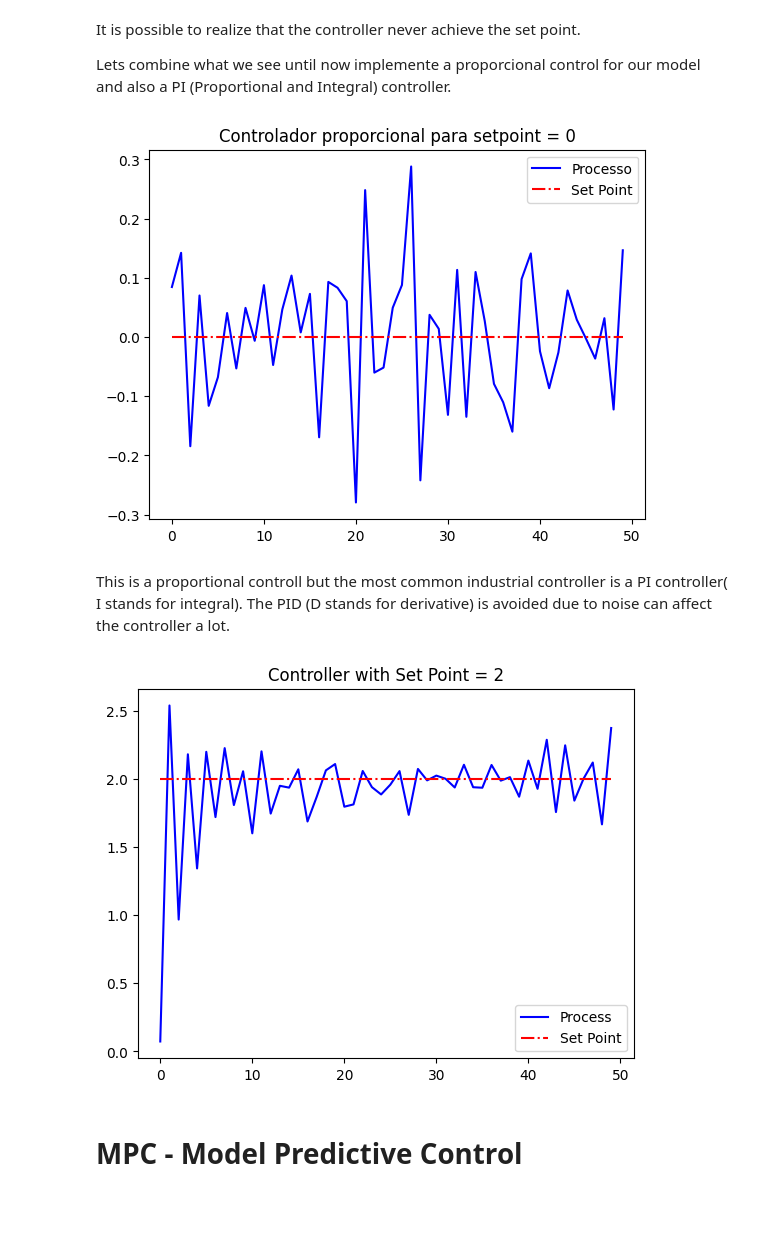
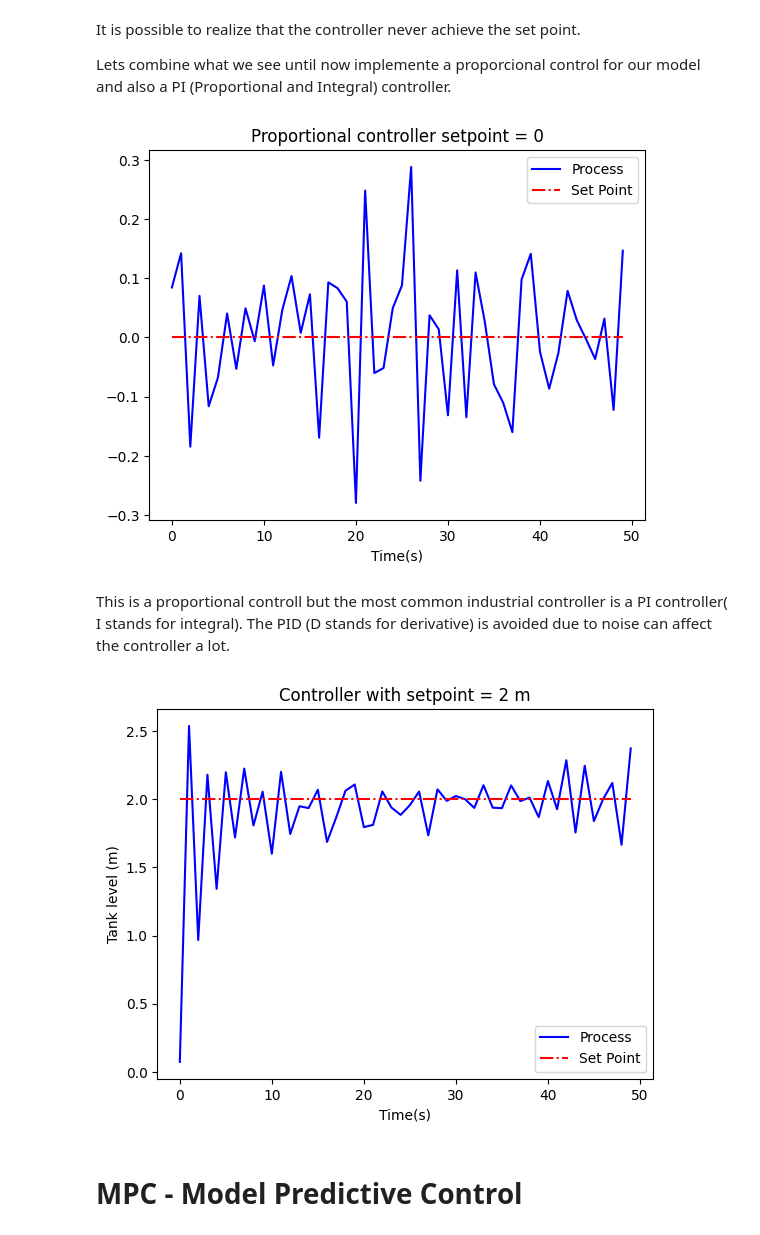
Before and after one commit to robertoamansur/MPC-and-RL-for-Process-Control, a Jupyter notebook: MPC_RL_notebook.ipynb, the cells around one changed output. Drawn from its saved outputs; the diff is of its cells as text; code cells hidden in the pictures; blank space fills up the shorter version.

Commit message:
Add files via upload
minor fitting in graphics

```diff
--- a/MPC_RL_notebook.ipynb
+++ b/MPC_RL_notebook.ipynb
@@ -475,26 +475,27 @@ Lets combine what we see until now implemente a proporcional control for our mod
 # %%
 T = np.linspace(0, 30)
 
 h_sp = np.random.randint(-3,3) #metros
 
 #Controlador
 K_C = 2
 
 Y = []
 control = 0
 for t in T:
     f.predict(u=control) #filtro
     Y.append(f.x[0])
     error = h_sp - f.x[0] + np.random.randn()*0.1 # sinal com ruido
     control = error*K_C
 
-plt.title(f'Controlador proporcional para setpoint = {h_sp}')
-plt.plot(Y, 'b', label='Processo')
+plt.title(f'Proportional controller setpoint = {h_sp}')
+plt.plot(Y, 'b', label='Process')
 plt.plot(h_sp*np.ones(len(Y)),'-.r', label='Set Point')
+plt.xlabel('Time(s)')
 plt.legend()
 plt.show()
 # %% [output]
-[figure, old version]
+[figure, new version]
 # %% [markdown]
 This is a proportional controll but the most common industrial controller is a PI controller( I stands for integral).
 The PID (D stands for derivative) is avoided due to noise can affect the controller a lot.
@@ -517,13 +518,15 @@ for t in T:
     ERRO.append(error)
     control = error*K_C + sum(ERRO)*K_I
 
-plt.title(f'Controller with Set Point = {h_sp}')
+plt.title(f'Controller with setpoint = {h_sp} m')
 plt.plot(Y, 'b', label='Process')
 plt.plot(h_sp*np.ones(len(Y)),'-.r', label='Set Point')
+plt.xlabel('Time(s)')
+plt.ylabel('Tank level (m)')
 plt.legend()
 plt.show()
 # %% [output]
-[figure, old version]
+[figure, new version]
 # %% [markdown]
 # MPC - Model Predictive Control
 # %% [markdown]
```
Also changed, not shown: parts of 12 cells of this notebook.
